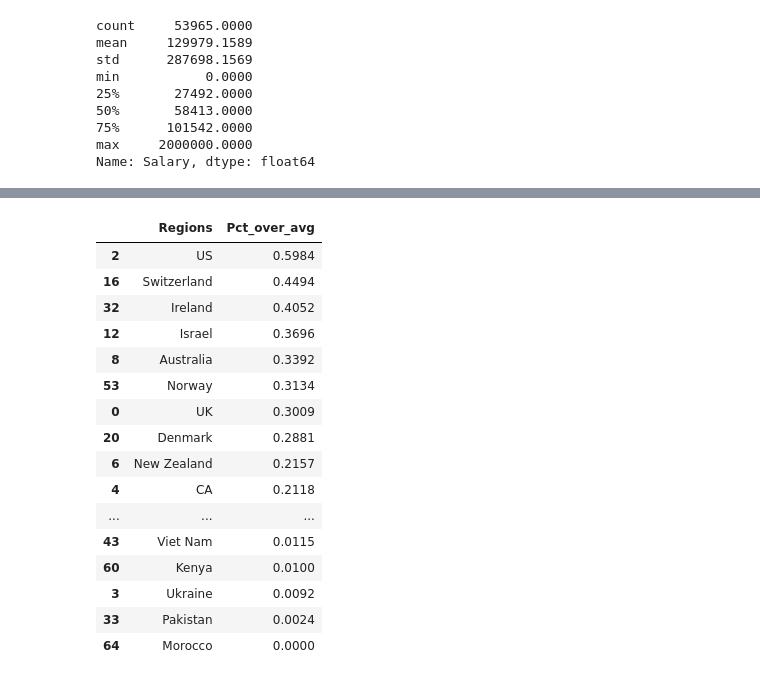
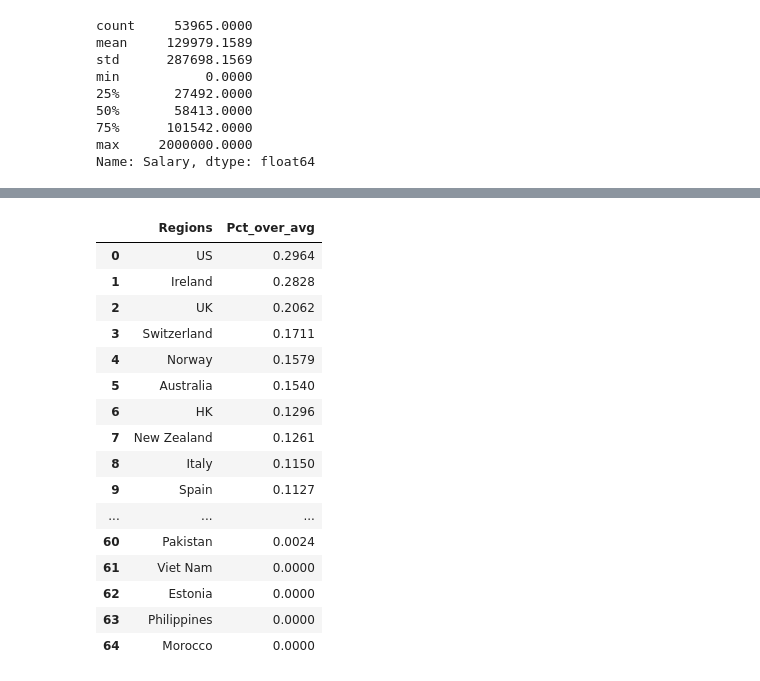
Before and after one commit to JosephZYU/Python-5-pandas, a Jupyter notebook: 98.pandas_review.ipynb, the cells around one changed output, grey strips where cells are left out. Drawn from its saved outputs; the diff is of its cells as text; code cells hidden in the pictures.

```diff
--- a/98.pandas_review.ipynb
+++ b/98.pandas_review.ipynb
@@ -55,36 +90,36 @@ Name: Salary, dtype: float64
 # %%
 li_reg = []
 li_pct = []
 
 for region in df['Region'].unique():
     one_df = df[df['Region'] == region]
     tbd = one_df['Salary']
 
     li_reg.append(region)
-    li_pct.append(round(len(tbd[tbd.values >= 100_000]) / len(one_df['Salary'].dropna()), 4))
+    li_pct.append(round(len(tbd[tbd.values >= 150_000]) / len(one_df['Salary'].dropna()), 4))
 
 pct_df = pd.DataFrame({
     'Regions': li_reg,
     'Pct_over_avg': li_pct
 })
 
 
-pct_df.sort_values(by='Pct_over_avg', ascending=False)
+pct_df.sort_values(by='Pct_over_avg', ascending=False).reset_index(drop=True)
 # %% [output]
 |  | Regions | Pct_over_avg |
-| 2 | US | 0.5984 |
-| 16 | Switzerland | 0.4494 |
-| 32 | Ireland | 0.4052 |
-| 12 | Israel | 0.3696 |
-| 8 | Australia | 0.3392 |
-| 53 | Norway | 0.3134 |
-| 0 | UK | 0.3009 |
-| 20 | Denmark | 0.2881 |
-| 6 | New Zealand | 0.2157 |
-| 4 | CA | 0.2118 |
+| 0 | US | 0.2964 |
+| 1 | Ireland | 0.2828 |
+| 2 | UK | 0.2062 |
+| 3 | Switzerland | 0.1711 |
+| 4 | Norway | 0.1579 |
+| 5 | Australia | 0.1540 |
+| 6 | HK | 0.1296 |
+| 7 | New Zealand | 0.1261 |
+| 8 | Italy | 0.1150 |
+| 9 | Spain | 0.1127 |
 | ... | ... | ... |
-| 43 | Viet Nam | 0.0115 |
-| 60 | Kenya | 0.0100 |
-| 3 | Ukraine | 0.0092 |
-| 33 | Pakistan | 0.0024 |
+| 60 | Pakistan | 0.0024 |
+| 61 | Viet Nam | 0.0000 |
+| 62 | Estonia | 0.0000 |
+| 63 | Philippines | 0.0000 |
 | 64 | Morocco | 0.0000 |
```
Also changed, not shown: parts of 12 cells of this notebook.
